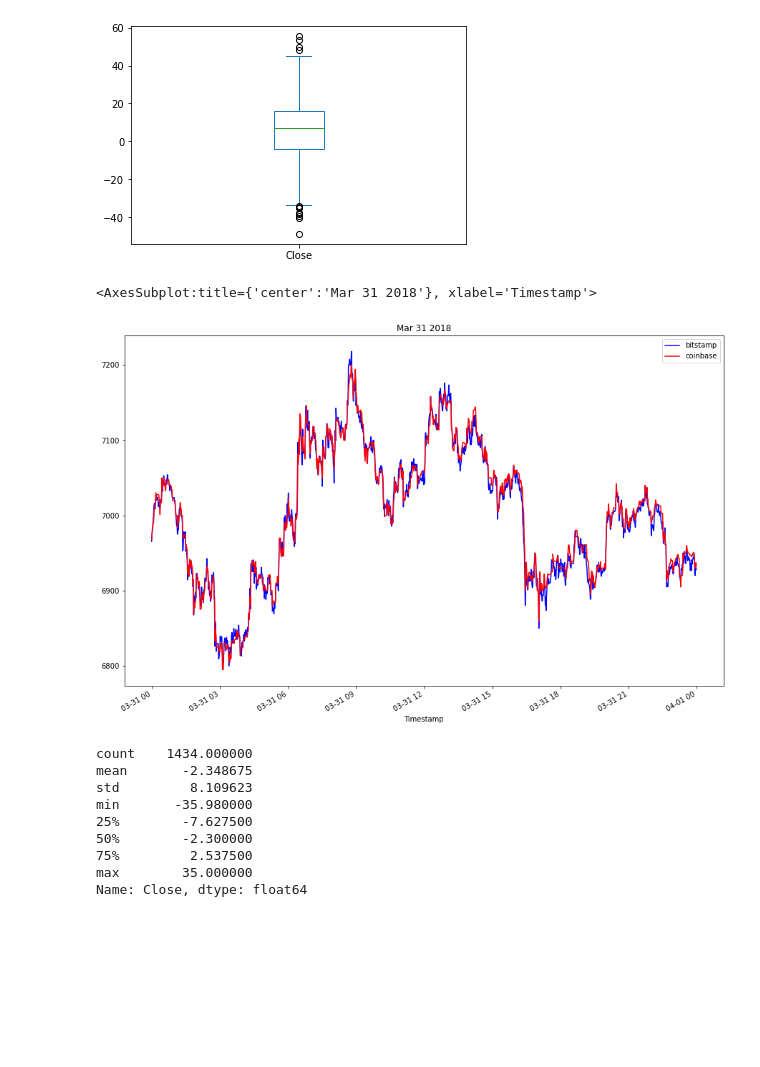
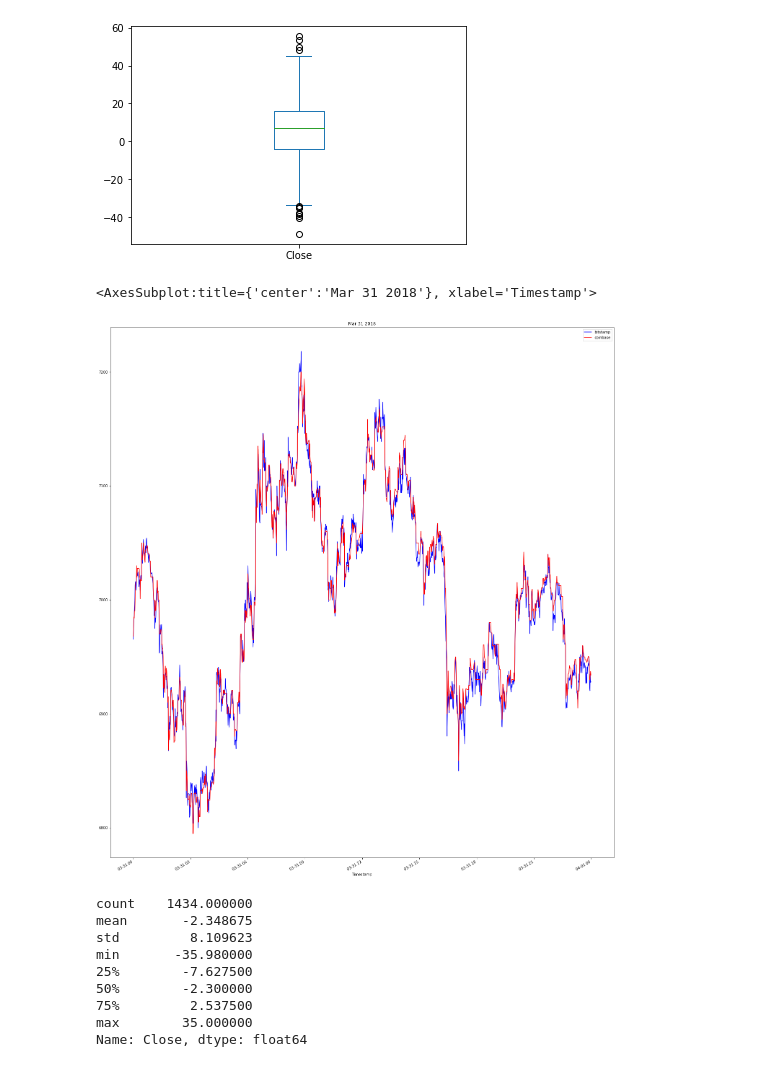
Before and after one commit to kaihuangCN/Module3_challange, a Jupyter notebook: crypto_arbitrage.ipynb, the cells around one changed output. Saved outputs shown, nothing was run; the diff lists cells and outputs as text; code cells hidden in the pictures; blank space fills up the shorter version.

```diff
--- a/crypto_arbitrage.ipynb
+++ b/crypto_arbitrage.ipynb
@@ -365,13 +357,13 @@ arbitrage_spread_middle.plot(kind='box')
 # %%
 # Create an overlay plot that visualizes the two dataframes over a period of one day from late in the dataset.
 # Be sure that the plots include the parameters `legend`, `figsize`, `title`, `color` and `label`
 bitstamp_sliced['Close'].loc['2018-03-31'].plot(
-    legend=True, figsize=(15, 10), title="Mar 31 2018", color="blue", label="bitstamp")
+    legend=True, figsize=(25, 30), title="Mar 31 2018", color="blue", label="bitstamp")
 coinbase_sliced['Close'].loc['2018-03-31'].plot(
-    legend=True, figsize=(15, 10), color="Red", label="coinbase")
+    legend=True, figsize=(25, 30), color="Red", label="coinbase")
 # %% [output]
 <AxesSubplot:title={'center':'Mar 31 2018'}, xlabel='Timestamp'>
-[figure, old version]
+[figure, new version]
 # %%
 # Using the date from the late that you have selected, calculate the arbitrage spread
 # by subtracting the bitstamp lower closing prices from the coinbase higher closing prices
```
Also changed, not shown: parts of 11 cells of this notebook.
